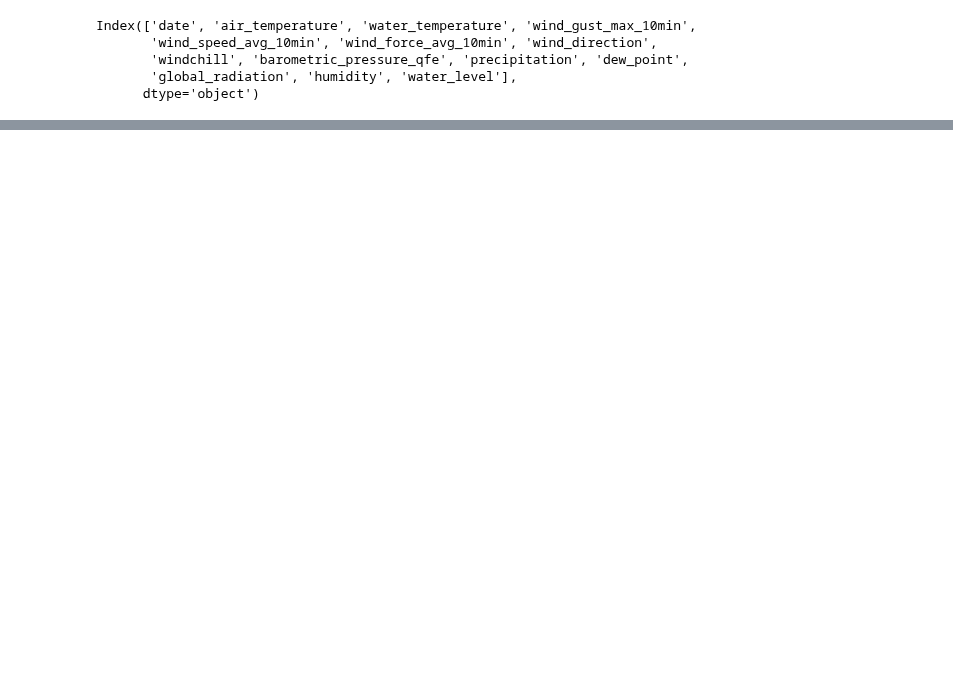
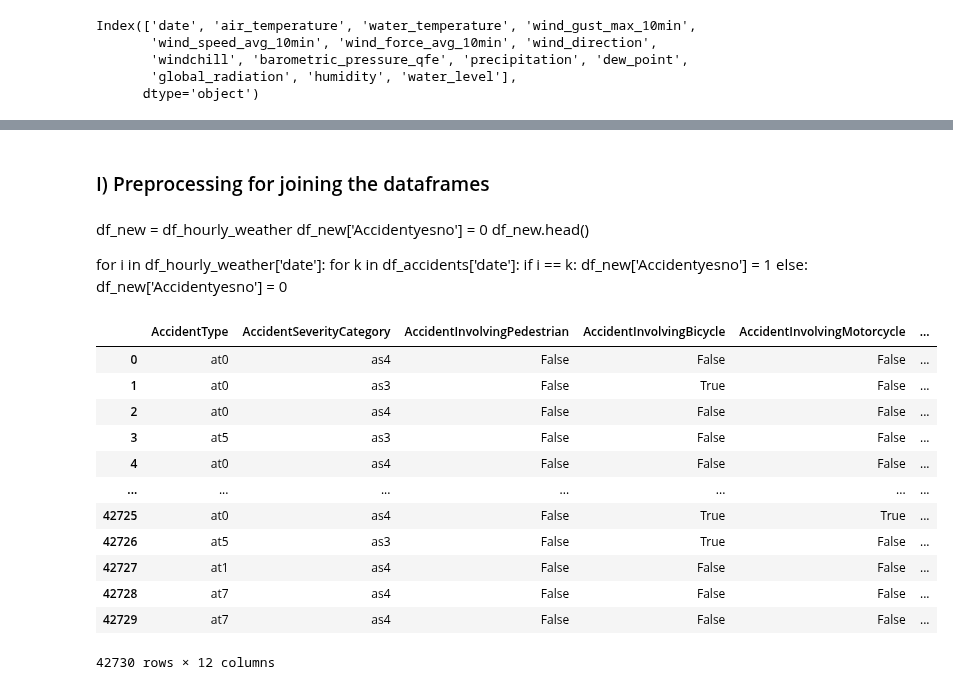
Before and after one commit to Antonio-226/Big-Data-Analytics-Group-Project, a Jupyter notebook: Join datasets.ipynb, the cells around one changed output, grey strips where cells are left out. Saved outputs shown, nothing was run; the diff lists cells and outputs as text; code cells hidden in the pictures; blank space fills up the shorter version.

```diff
--- a/Join datasets.ipynb
+++ b/Join datasets.ipynb
@@ -32 +29,33 @@ Index(['AccidentUID', 'AccidentType', 'AccidentType_de', 'AccidentType_fr',
       dtype='object')
+# %% [markdown]
+### I) Preprocessing for joining the dataframes
+# %% [markdown]
+df_new = df_hourly_weather
+df_new['Accidentyesno'] = 0
+df_new.head()
+
+for i in df_hourly_weather['date']:
+    for k in df_accidents['date']:
+        if i == k:
+            df_new['Accidentyesno'] = 1
+        else:
+            df_new['Accidentyesno'] = 0
+# %%
+#drop columns in accidents dataframe that are not necessary
+df_accidents = df_accidents.drop(['AccidentUID', 'day', 'AccidentHour_text', 'AccidentWeekDay_en', 'AccidentYear'], axis = 1)
+df_accidents = df_accidents.drop(['AccidentType_en', 'AccidentSeverityCategory_en', 'RoadType_en', 'AccidentSeverityCategory_en',
+                                 'CantonCode', 'MunicipalityCode', 'AccidentMonth_en'], axis = 1)
+# %% [output]
+|  | AccidentType | AccidentSeverityCategory | AccidentInvolvingPedestrian | AccidentInvolvingBicycle | AccidentInvolvingMotorcycle | ... |
+| 0 | at0 | as4 | False | False | False | ... |
+| 1 | at0 | as3 | False | True | False | ... |
+| 2 | at0 | as4 | False | False | False | ... |
+| 3 | at5 | as3 | False | False | False | ... |
+| 4 | at0 | as4 | False | False | False | ... |
+| ... | ... | ... | ... | ... | ... | ... |
+| 42725 | at0 | as4 | False | True | True | ... |
+| 42726 | at5 | as3 | False | True | False | ... |
+| 42727 | at1 | as4 | False | False | False | ... |
+| 42728 | at7 | as4 | False | False | False | ... |
+| 42729 | at7 | as4 | False | False | False | ... |
+42730 rows × 12 columns
```
Also changed, not shown: parts of 20 cells of this notebook.
